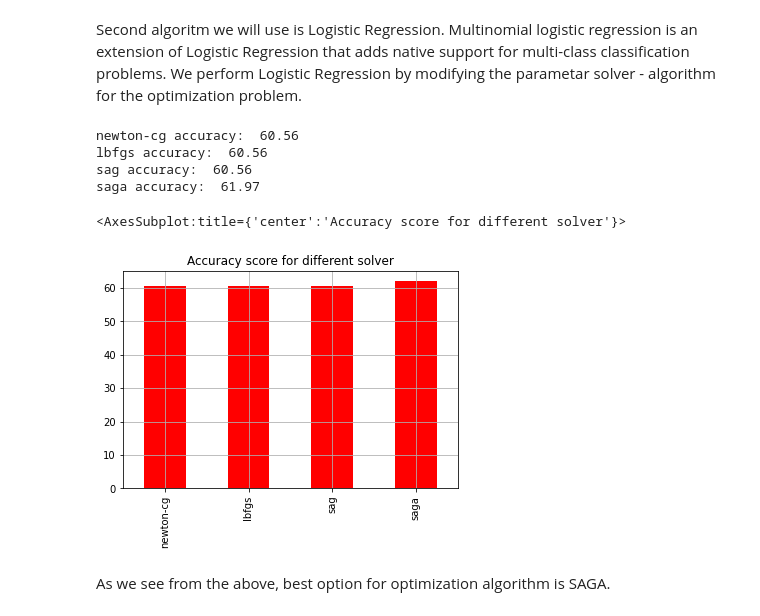
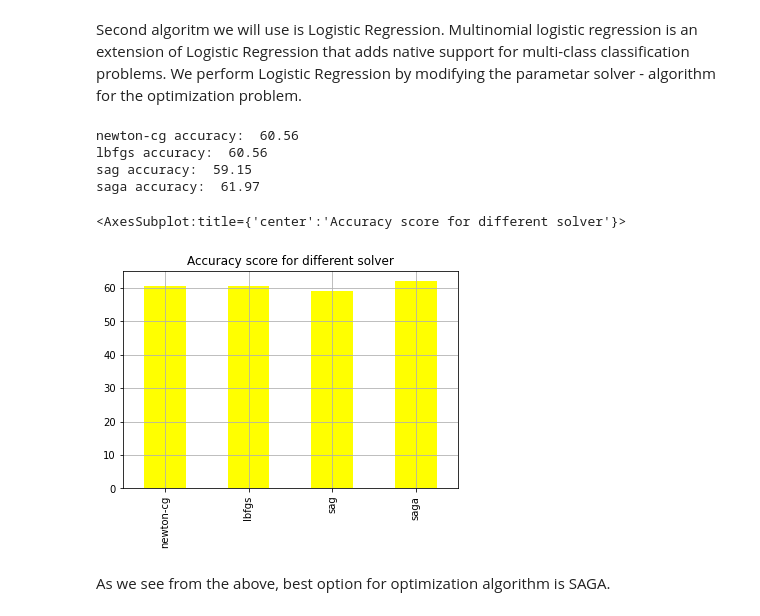
Before and after one commit to anaterovic/UZOP, a Jupyter notebook: code.ipynb, the cells around one changed output. Saved outputs shown, nothing was run; the diff lists cells and outputs as text; code cells hidden in the pictures.

```diff
--- a/code.ipynb
+++ b/code.ipynb
@@ -514,22 +514,22 @@ Second algoritm we will use is Logistic Regression. Multinomial logistic regress
 # %%
 solver = np.array(['newton-cg', 'lbfgs', 'sag', 'saga'])
 accuracy_scores = []
 
 for s in solver:
     lm_ = linear_model.LogisticRegression(multi_class='multinomial', solver = s).fit(X_train, y_train)
     y_pred = lm_.predict(X_test)
     accuracy = accuracy_score(y_test, y_pred)
     print(s, 'accuracy: ', "%.2f" % (accuracy*100))
     accuracy_scores.append(accuracy_score(y_test, y_pred)*100)
 
-pd.Series(accuracy_scores, solver).plot(kind="bar", title="Accuracy score for different solver", color='red', grid='bool')
+pd.Series(accuracy_scores, solver).plot(kind="bar", title="Accuracy score for different solver", color='yellow', grid='bool')
 # %% [output]
 newton-cg accuracy:  60.56
 lbfgs accuracy:  60.56
-sag accuracy:  60.56
+sag accuracy:  59.15
 saga accuracy:  61.97
 <AxesSubplot:title={'center':'Accuracy score for different solver'}>
-[figure, old version]
+[figure, new version]
 # %% [markdown]
 As we see from the above, best option for optimization algorithm is SAGA.
 # %% [markdown]
```
Also changed, not shown: parts of 5 cells of this notebook.
